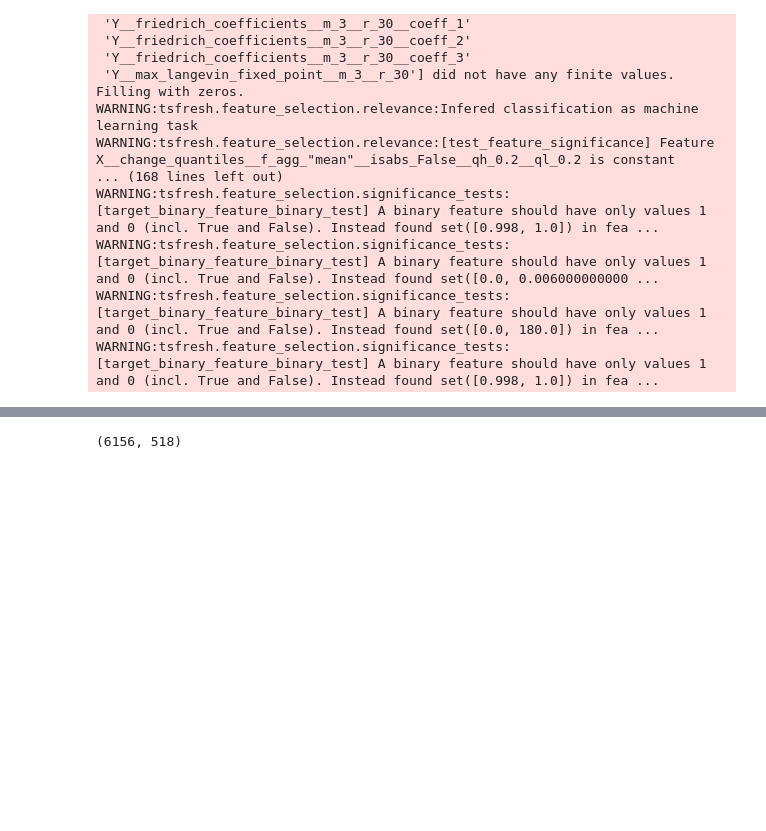
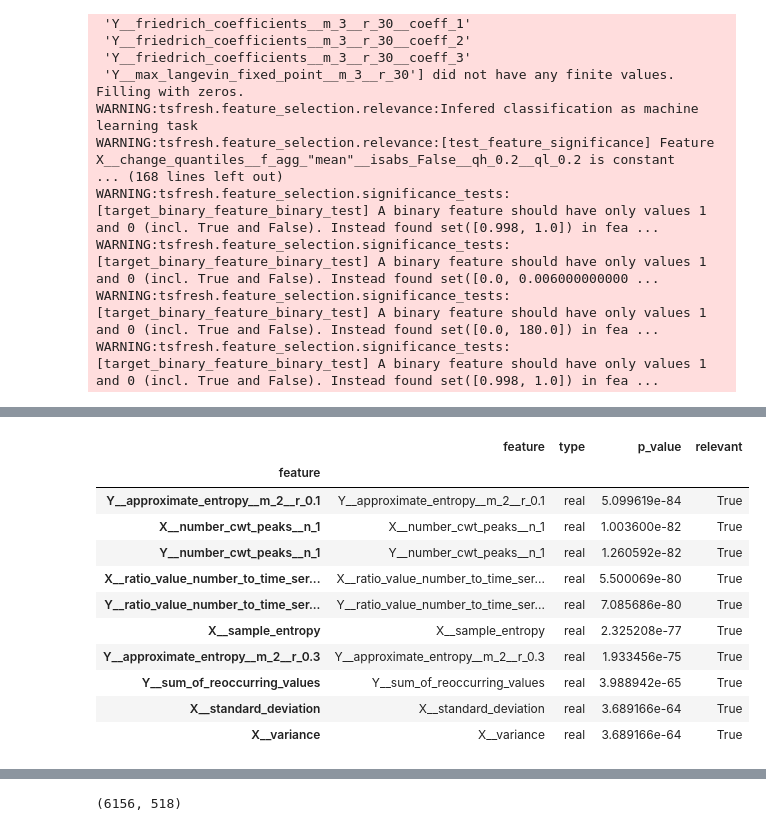
Before and after one commit to N-HEDGER/NH_EYETRACK_NOODLE, a Jupyter notebook: SCvINT.ipynb, the cells around one changed output, grey strips where cells are left out. Saved outputs shown, nothing was run; the diff lists cells and outputs as text; code cells hidden in the pictures; blank space fills up the shorter version.

```diff
--- a/SCvINT.ipynb
+++ b/SCvINT.ipynb
@@ -122,0 +165,6 @@ Scale all of the data.
+# %%
+#from tsfresh.feature_selection.relevance import calculate_relevance_table
+templab=pd.Series(LABELSPREP,index=np.unique(TIMESERIES["id"]))
+templab.head()
+templab.unique
+sigtable=calculate_relevance_table(X=features_filtered_direct,y=templab)
@@ -122,0 +173,15 @@ Scale all of the data.
+# %%
+sigtable.head(n=10)
+# %% [output]
+|  | feature | type | p_value | relevant |
+| feature |  |  |  |  |
+| Y__approximate_entropy__m_2__r_0.1 | Y__approximate_entropy__m_2__r_0.1 | real | 5.099619e-84 | True |
+| X__number_cwt_peaks__n_1 | X__number_cwt_peaks__n_1 | real | 1.003600e-82 | True |
+| Y__number_cwt_peaks__n_1 | Y__number_cwt_peaks__n_1 | real | 1.260592e-82 | True |
+| X__ratio_value_number_to_time_ser... | X__ratio_value_number_to_time_ser... | real | 5.500069e-80 | True |
+| Y__ratio_value_number_to_time_ser... | Y__ratio_value_number_to_time_ser... | real | 7.085686e-80 | True |
+| X__sample_entropy | X__sample_entropy | real | 2.325208e-77 | True |
+| Y__approximate_entropy__m_2__r_0.3 | Y__approximate_entropy__m_2__r_0.3 | real | 1.933456e-75 | True |
+| Y__sum_of_reoccurring_values | Y__sum_of_reoccurring_values | real | 3.988942e-65 | True |
+| X__standard_deviation | X__standard_deviation | real | 3.689166e-64 | True |
+| X__variance | X__variance | real | 3.689166e-64 | True |
```
Also changed, not shown: parts of 49 cells of this notebook, 1 other file.
